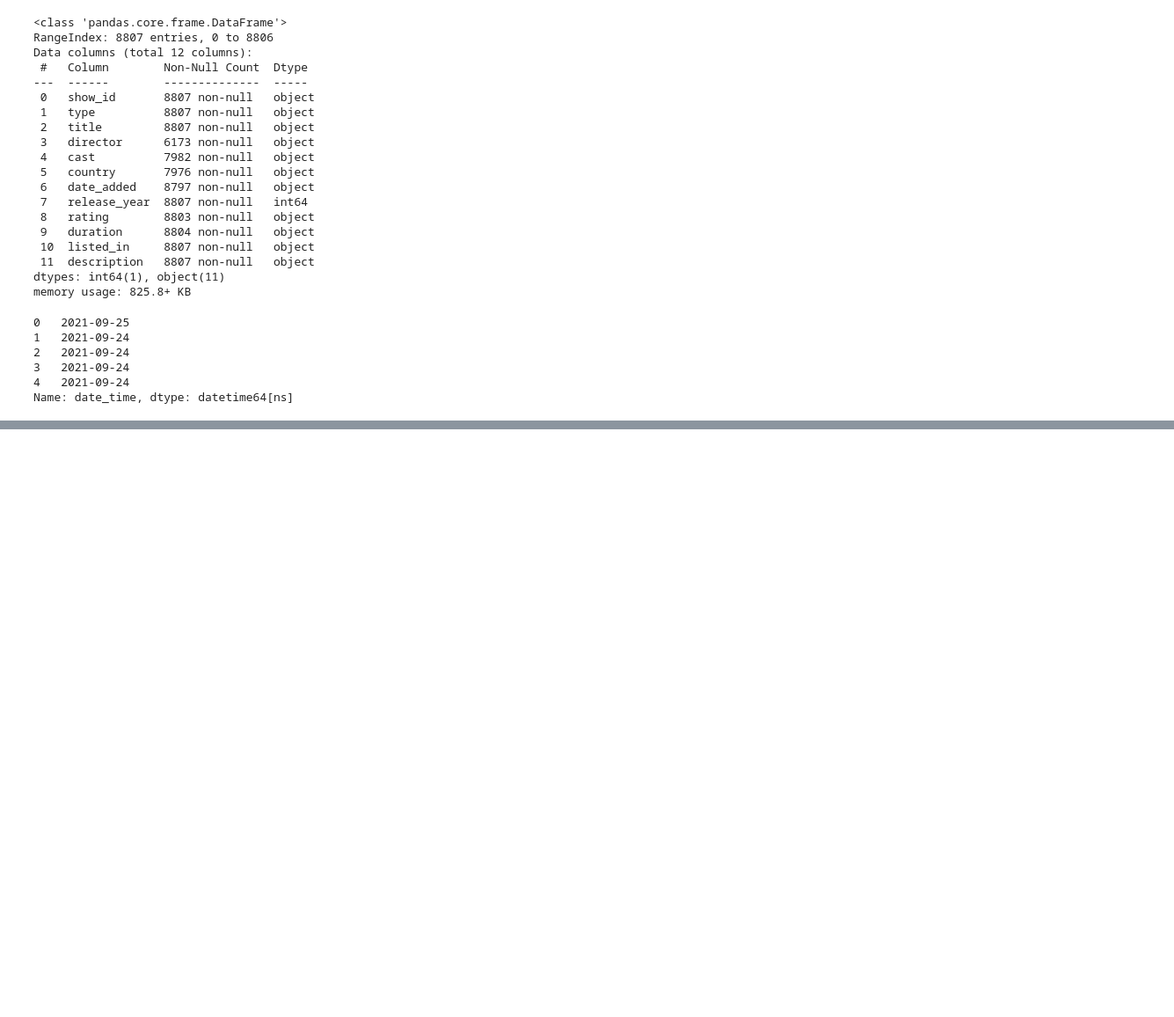
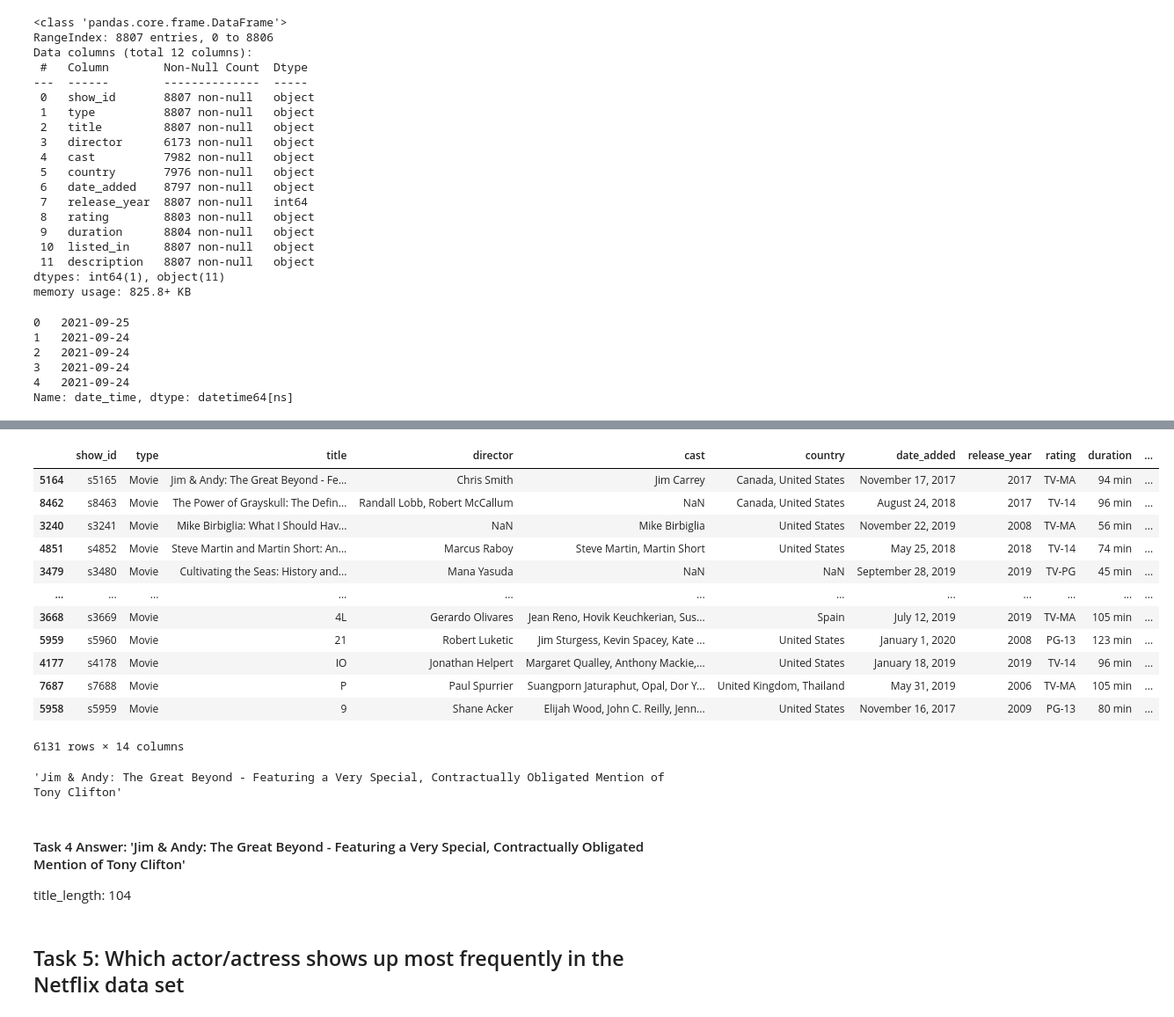
Before and after one commit to jasonvero/kaggle-netflix-movies-tvshows, a Jupyter notebook: Netflix Movies and TV Shows.ipynb, the cells around one changed output, grey strips where cells are left out. Shown at 88% size. Drawn from its saved outputs; the diff is of its cells as text; code cells hidden in the pictures; blank space fills up the shorter version.

```diff
--- a/Netflix Movies and TV Shows.ipynb
+++ b/Netflix Movies and TV Shows.ipynb
@@ -185,0 +307,4 @@ Name: date_time, dtype: datetime64[ns]
+# %%
+# len() -- function is used to compute the length of each element in the Series/Index
+
+movies_data['title_length'] = len(movies_data['title']) # -- this will count the number of rows, which is not what we're looking for
@@ -185,0 +344,2 @@ Name: date_time, dtype: datetime64[ns]
+# %%
+movies_data['title_length'] = [len(title) for title in movies_data['title']]
@@ -185,0 +361,28 @@ Name: date_time, dtype: datetime64[ns]
+# %%
+top_title_length = movies_data.sort_values(['title_length'], ascending = False)
+# %%
+top_title_length
+# %% [output]
+|  | show_id | type | title | director | cast | country | date_added | release_year | rating | duration | ... |
+| 5164 | s5165 | Movie | Jim & Andy: The Great Beyond - Fe... | Chris Smith | Jim Carrey | Canada, United States | November 17, 2017 | 2017 | TV-MA | 94 min | ... |
+| 8462 | s8463 | Movie | The Power of Grayskull: The Defin... | Randall Lobb, Robert McCallum | NaN | Canada, United States | August 24, 2018 | 2017 | TV-14 | 96 min | ... |
+| 3240 | s3241 | Movie | Mike Birbiglia: What I Should Hav... | NaN | Mike Birbiglia | United States | November 22, 2019 | 2008 | TV-MA | 56 min | ... |
+| 4851 | s4852 | Movie | Steve Martin and Martin Short: An... | Marcus Raboy | Steve Martin, Martin Short | United States | May 25, 2018 | 2018 | TV-14 | 74 min | ... |
+| 3479 | s3480 | Movie | Cultivating the Seas: History and... | Mana Yasuda | NaN | NaN | September 28, 2019 | 2019 | TV-PG | 45 min | ... |
+| ... | ... | ... | ... | ... | ... | ... | ... | ... | ... | ... | ... |
+| 3668 | s3669 | Movie | 4L | Gerardo Olivares | Jean Reno, Hovik Keuchkerian, Sus... | Spain | July 12, 2019 | 2019 | TV-MA | 105 min | ... |
+| 5959 | s5960 | Movie | 21 | Robert Luketic | Jim Sturgess, Kevin Spacey, Kate ... | United States | January 1, 2020 | 2008 | PG-13 | 123 min | ... |
+| 4177 | s4178 | Movie | IO | Jonathan Helpert | Margaret Qualley, Anthony Mackie,... | United States | January 18, 2019 | 2019 | TV-14 | 96 min | ... |
+| 7687 | s7688 | Movie | P | Paul Spurrier | Suangporn Jaturaphut, Opal, Dor Y... | United Kingdom, Thailand | May 31, 2019 | 2006 | TV-MA | 105 min | ... |
+| 5958 | s5959 | Movie | 9 | Shane Acker | Elijah Wood, John C. Reilly, Jenn... | United States | November 16, 2017 | 2009 | PG-13 | 80 min | ... |
+6131 rows × 14 columns
+# %%
+# iloc -- Purely integer-location based indexing for selection by position.
+top_title_length.iloc[0]['title']
+# %% [output]
+'Jim & Andy: The Great Beyond - Featuring a Very Special, Contractually Obligated Mention of Tony Clifton'
+# %% [markdown]
+#### Task 4 Answer: 'Jim & Andy: The Great Beyond - Featuring a Very Special, Contractually Obligated Mention of Tony Clifton'
+title_length: 104
+# %% [markdown]
+## Task 5: Which actor/actress shows up most frequently in the Netflix data set
```
Also changed, not shown: parts of 35 cells of this notebook.
